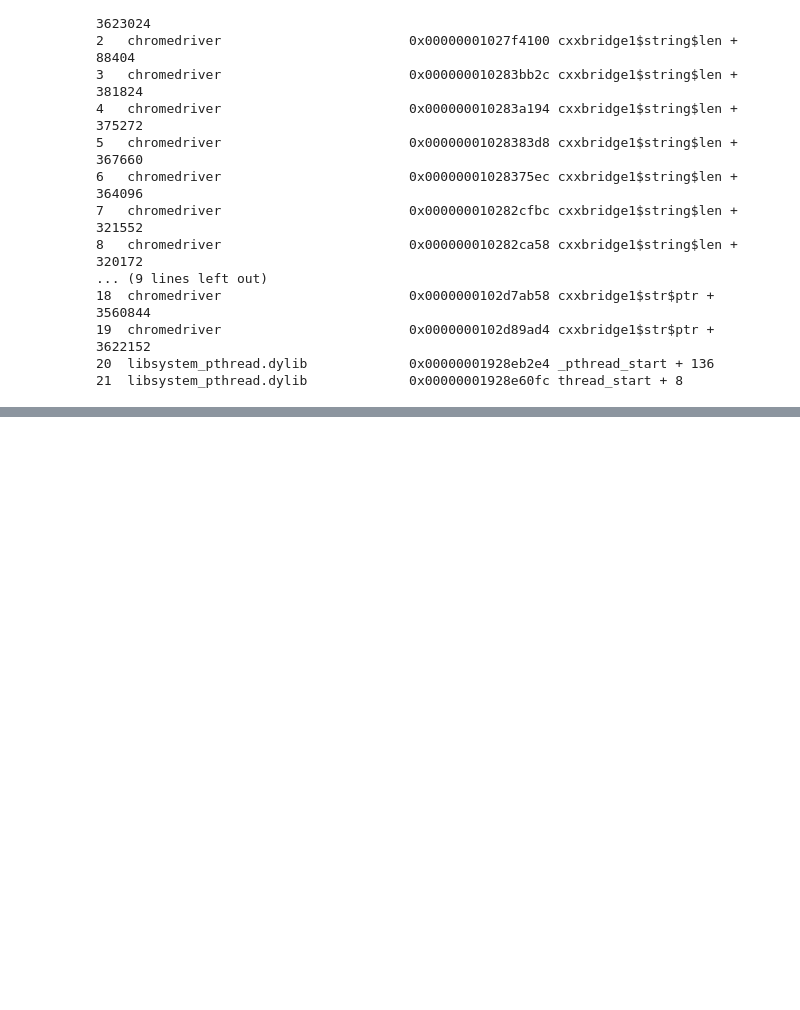
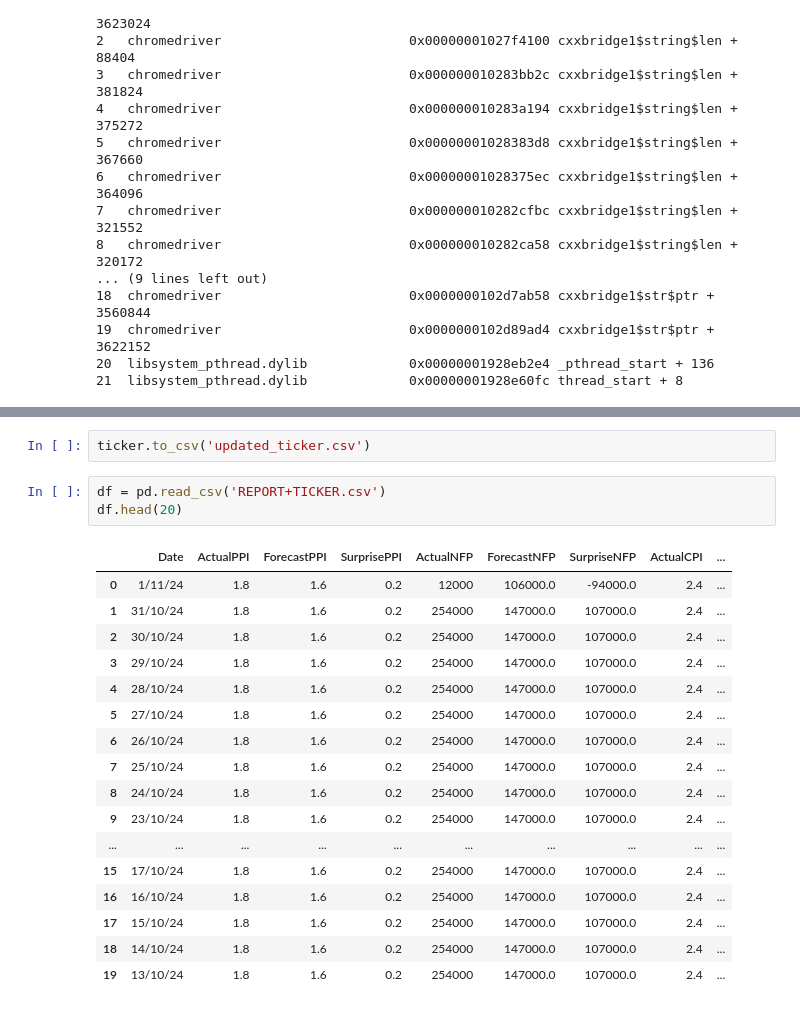
Before and after one commit to arnavkhurma/hmm-report-forecasting, a Jupyter notebook: hmm.ipynb, the cells around one changed output, grey strips where cells are left out. Cells and saved outputs as stored; diff of their text form; blank space fills up the shorter version.

```diff
--- a/hmm.ipynb
+++ b/hmm.ipynb
@@ -167,0 +648,23 @@ Stacktrace:
+# %%
+ticker.to_csv('updated_ticker.csv')
+# %%
+df = pd.read_csv('REPORT+TICKER.csv')
+df.head(20)
+# %% [output]
+|  | Date | ActualPPI | ForecastPPI | SurprisePPI | ActualNFP | ForecastNFP | SurpriseNFP | ActualCPI | ... |
+| 0 | 1/11/24 | 1.8 | 1.6 | 0.2 | 12000 | 106000.0 | -94000.0 | 2.4 | ... |
+| 1 | 31/10/24 | 1.8 | 1.6 | 0.2 | 254000 | 147000.0 | 107000.0 | 2.4 | ... |
+| 2 | 30/10/24 | 1.8 | 1.6 | 0.2 | 254000 | 147000.0 | 107000.0 | 2.4 | ... |
+| 3 | 29/10/24 | 1.8 | 1.6 | 0.2 | 254000 | 147000.0 | 107000.0 | 2.4 | ... |
+| 4 | 28/10/24 | 1.8 | 1.6 | 0.2 | 254000 | 147000.0 | 107000.0 | 2.4 | ... |
+| 5 | 27/10/24 | 1.8 | 1.6 | 0.2 | 254000 | 147000.0 | 107000.0 | 2.4 | ... |
+| 6 | 26/10/24 | 1.8 | 1.6 | 0.2 | 254000 | 147000.0 | 107000.0 | 2.4 | ... |
+| 7 | 25/10/24 | 1.8 | 1.6 | 0.2 | 254000 | 147000.0 | 107000.0 | 2.4 | ... |
+| 8 | 24/10/24 | 1.8 | 1.6 | 0.2 | 254000 | 147000.0 | 107000.0 | 2.4 | ... |
+| 9 | 23/10/24 | 1.8 | 1.6 | 0.2 | 254000 | 147000.0 | 107000.0 | 2.4 | ... |
+| ... | ... | ... | ... | ... | ... | ... | ... | ... | ... |
+| 15 | 17/10/24 | 1.8 | 1.6 | 0.2 | 254000 | 147000.0 | 107000.0 | 2.4 | ... |
+| 16 | 16/10/24 | 1.8 | 1.6 | 0.2 | 254000 | 147000.0 | 107000.0 | 2.4 | ... |
+| 17 | 15/10/24 | 1.8 | 1.6 | 0.2 | 254000 | 147000.0 | 107000.0 | 2.4 | ... |
+| 18 | 14/10/24 | 1.8 | 1.6 | 0.2 | 254000 | 147000.0 | 107000.0 | 2.4 | ... |
+| 19 | 13/10/24 | 1.8 | 1.6 | 0.2 | 254000 | 147000.0 | 107000.0 | 2.4 | ... |
```
Also changed, not shown: parts of 34 cells of this notebook, 12 other files.
